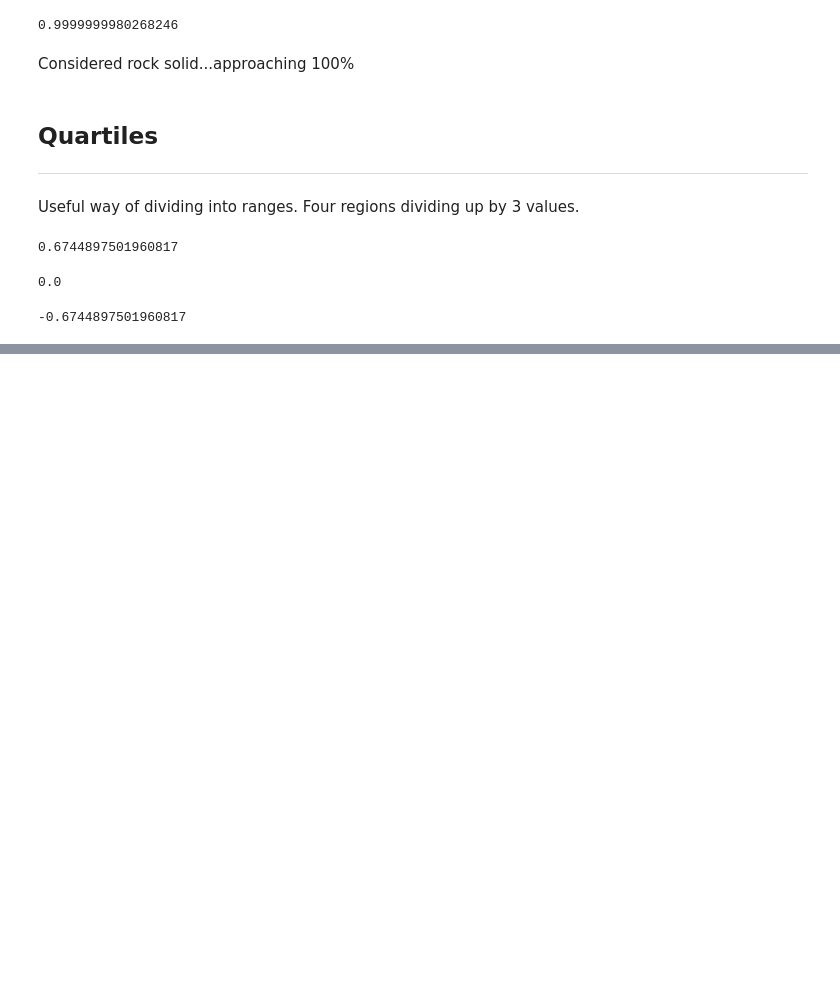
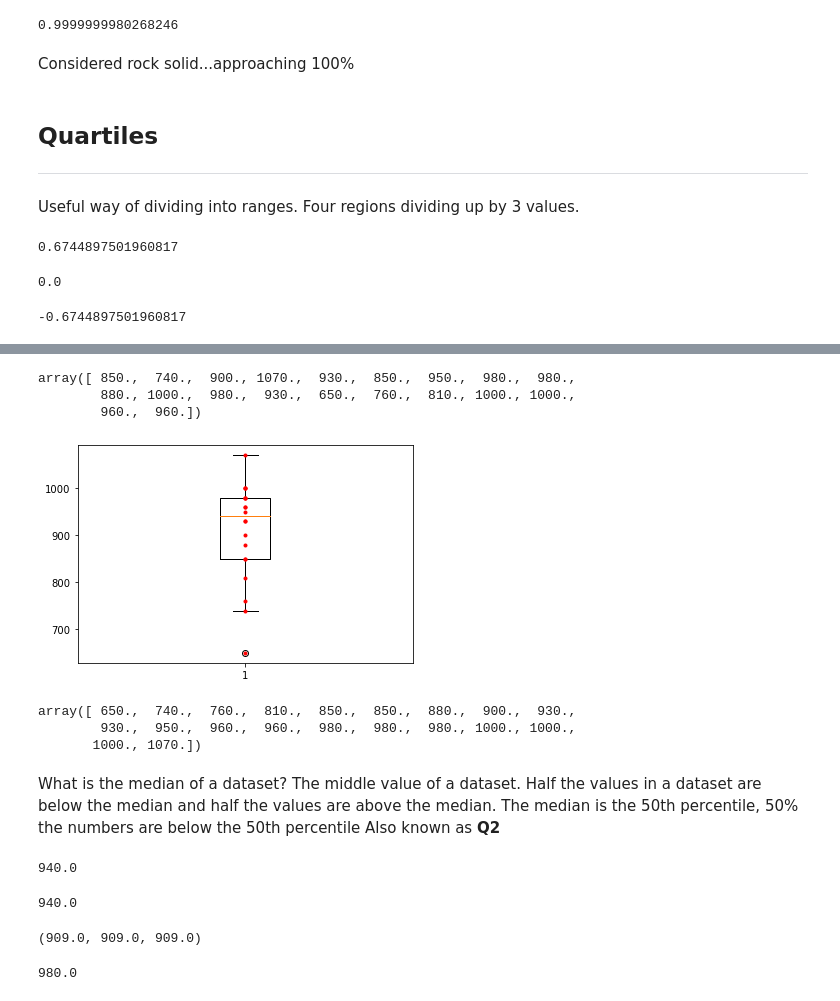
Before and after one commit to BreeTree/cow-way, a Jupyter notebook: Topic-04-notebook-BH.ipynb, the cells around one changed output, grey strips where cells are left out. Saved outputs shown, nothing was run; the diff lists cells and outputs as text; code cells hidden in the pictures; blank space fills up the shorter version.

```diff
--- a/Topic-04-notebook-BH.ipynb
+++ b/Topic-04-notebook-BH.ipynb
@@ -334,0 +423,51 @@ ss.norm().ppf(0.25)
+# %%
+exper_1
+# %% [output]
+array([ 850.,  740.,  900., 1070.,  930.,  850.,  950.,  980.,  980.,
+        880., 1000.,  980.,  930.,  650.,  760.,  810., 1000., 1000.,
+        960.,  960.])
+# %%
+# Create a figure.
+fig, ax = plt.subplots()
+
+# Add the boxplot.
+ax.boxplot(exper_1)
+
+# Plots red dots at (1, value) for each value in exper_1.
+# https://numpy.org/doc/stable/reference/generated/numpy.ones.html
+ax.plot(np.ones(exper_1.shape), exper_1, 'r.');
+# %% [output]
+[figure, added]
+# %%
+# Median
+np.sort(exper_1)
+# %% [output]
+array([ 650.,  740.,  760.,  810.,  850.,  850.,  880.,  900.,  930.,
+        930.,  950.,  960.,  960.,  980.,  980.,  980., 1000., 1000.,
+       1000., 1070.])
+# %% [markdown]
+What is the median of a dataset? The middle value of a dataset.
+Half the values in a dataset are below the median and half the values are above the median.
+The median is the 50th percentile, 50% the numbers are below the 50th percentile
+Also known as **Q2**
+# %%
+# Median of exper_1. Indicated by orange line on the box plot.
+np.median(exper_1)
+# %% [output]
+940.0
+# %%
+# The median is the 50th percentile
+np.percentile(exper_1, 50)
+# %% [output]
+940.0
+# %%
+# Mean of exper_1 - three wayss
+exper_1.mean(), np.mean(exper_1), sum(exper_1) / len(exper_1)
+# %% [output]
+(909.0, 909.0, 909.0)
+# %%
+# Upper quartile value.
+q3 = np.percentile(exper_1, 75)
+q3
+# %% [output]
+980.0
```
Also changed, not shown: parts of 41 cells of this notebook, 1 other file.
